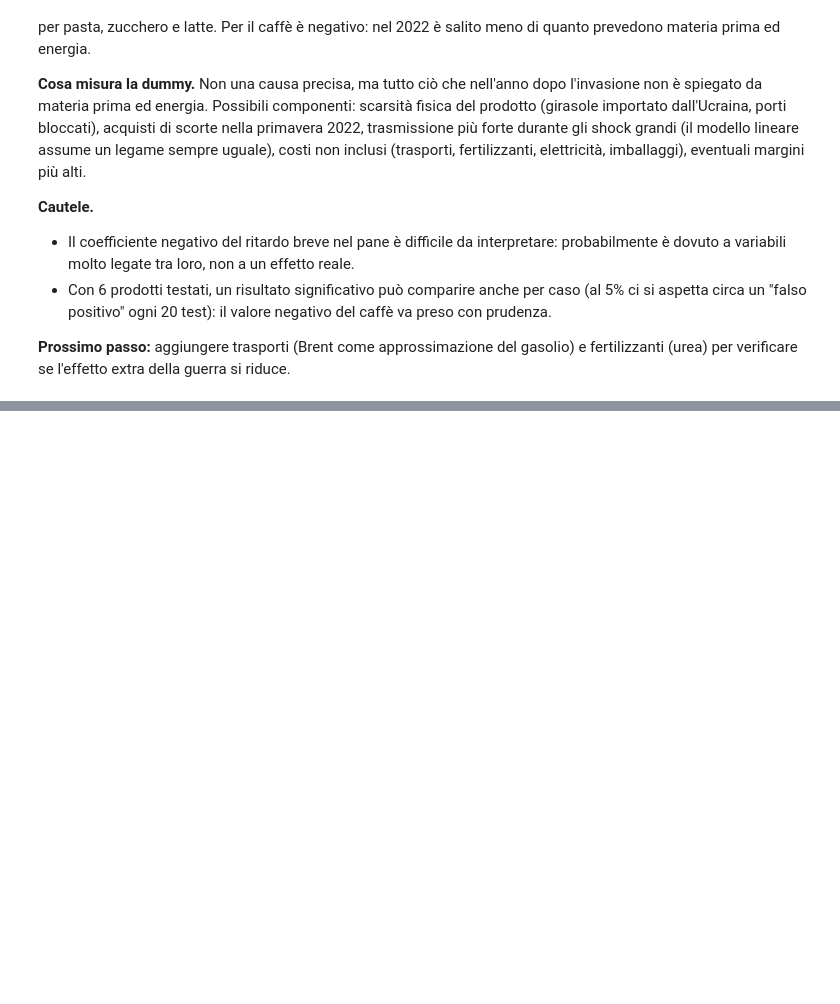
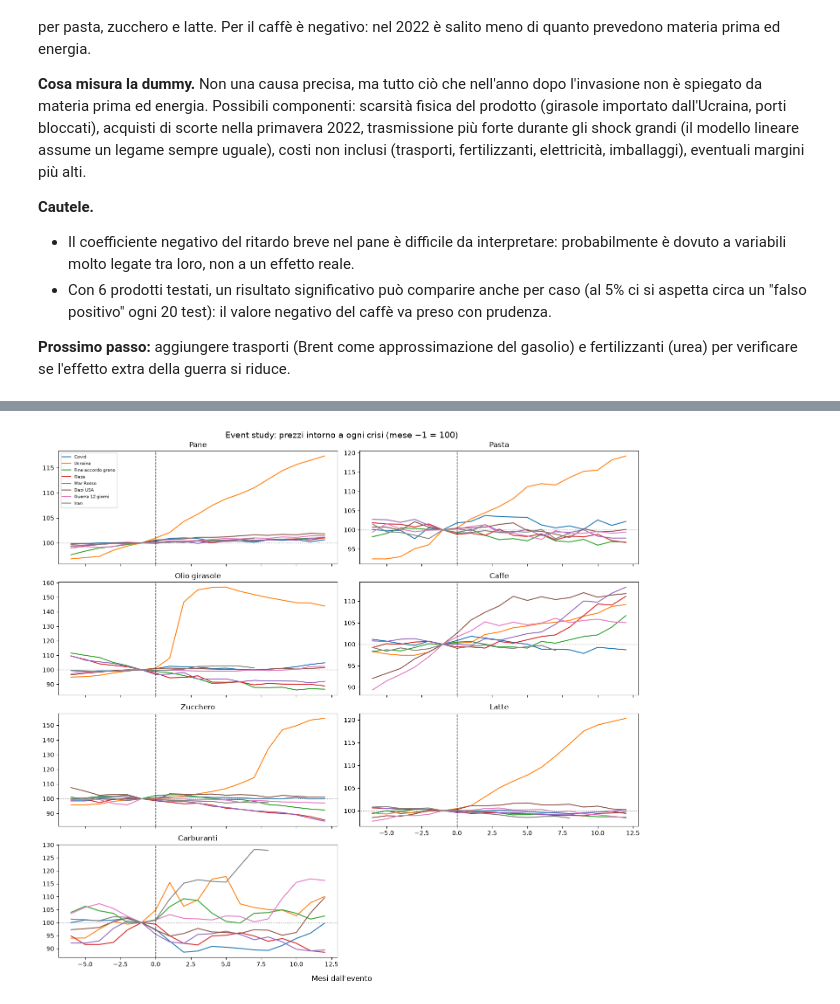
Before and after one commit to emamercadante03-sketch/carrello-crisi-geopolitiche, a Jupyter notebook: notebooks/04_modello.ipynb, the cells around one changed output, grey strips where cells are left out. Saved outputs shown, nothing was run; the diff lists cells and outputs as text; code cells hidden in the pictures; blank space fills up the shorter version.

```diff
--- a/notebooks/04_modello.ipynb
+++ b/notebooks/04_modello.ipynb
@@ -348,0 +429,9 @@ e fertilizzanti (urea) per verificare se l'effetto extra della guerra si riduce.
+# %%
+RAW = Path("../data_market/raw")
+eventi = pd.read_csv(RAW / "eventi.csv", parse_dates=["data"])
+eventi["mese0"] = eventi["data"].dt.to_period("M").dt.to_timestamp() #porta la data dell'evento al primo del mese
+
+PRIMA, DOPO = 6, 12
+# Solo gli eventi con almeno 6 mesi di dati prima (la Crimea 2014 è fuori)
+eventi = eventi[eventi["mese0"] >= dataset.index.min() + pd.DateOffset(months=PRIMA)]
+eventi[["etichetta", "mese0"]]
@@ -348,0 +448,31 @@ e fertilizzanti (urea) per verificare se l'effetto extra della guerra si riduce.
+# %%
+def percorso(serie, mese0):
+    """Prezzo da PRIMA mesi prima a DOPO mesi dopo l'evento, = 100 nel mese −1."""
+    pos = serie.index.get_loc(mese0)                    # la riga del mese 0
+    finestra = serie.iloc[pos - PRIMA : pos + DOPO + 1]
+    base = serie.iloc[pos - 1]                          # il mese prima dell'evento
+    mesi = range(-PRIMA, -PRIMA + len(finestra))
+    return pd.Series((finestra / base * 100).values, index=mesi)
+# %%
+prodotti_es = ["pane", "pasta", "olio_girasole", "caffe", "zucchero", "latte", "carburanti"]
+fig, axes = plt.subplots(4, 2, figsize=(14, 13), sharex=True)
+axes = axes.flatten()
+
+for i, prodotto in enumerate(prodotti_es):
+    ax = axes[i]
+    for _, ev in eventi.iterrows():
+        p = percorso(dataset[prodotto], ev["mese0"])
+        ax.plot(p.index, p.values, label=ev["etichetta"], linewidth=1.5)
+    ax.axvline(0, color="black", linestyle="--", linewidth=1)
+    ax.axhline(100, color="gray", linestyle=":", linewidth=1)
+    ax.set_title(prodotto.replace("_", " ").capitalize())
+
+axes[-1].axis("off")
+axes[0].legend(fontsize=7, loc="upper left")
+axes[5].tick_params(labelbottom=True)
+fig.supxlabel("Mesi dall'evento")
+fig.suptitle("Event study: prezzi intorno a ogni crisi (mese −1 = 100)", fontsize=14)
+fig.tight_layout()
+plt.show()
+# %% [output]
+[figure, added]
```
Also changed, not shown: parts of 18 cells of this notebook, 7 other files.
